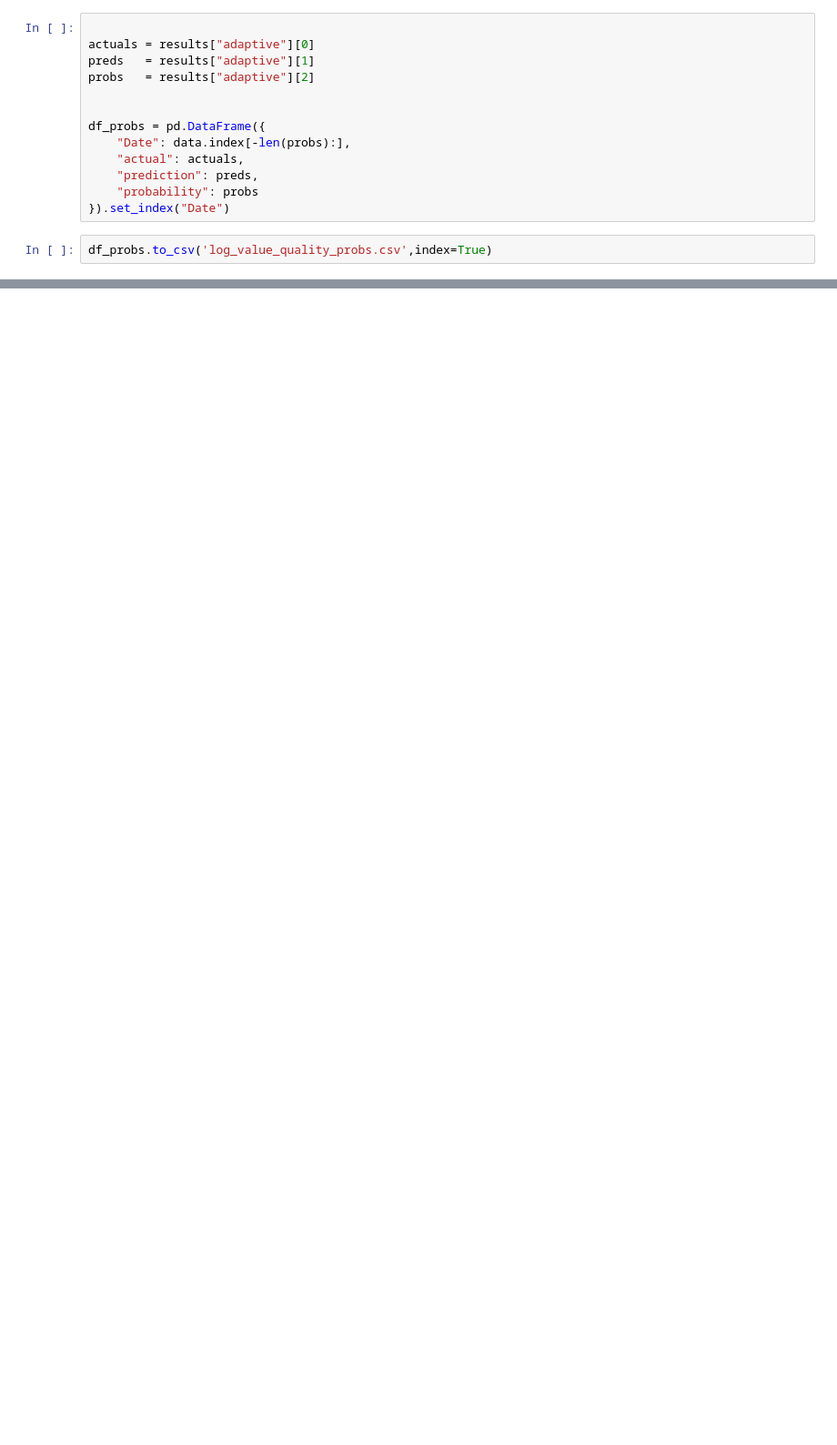
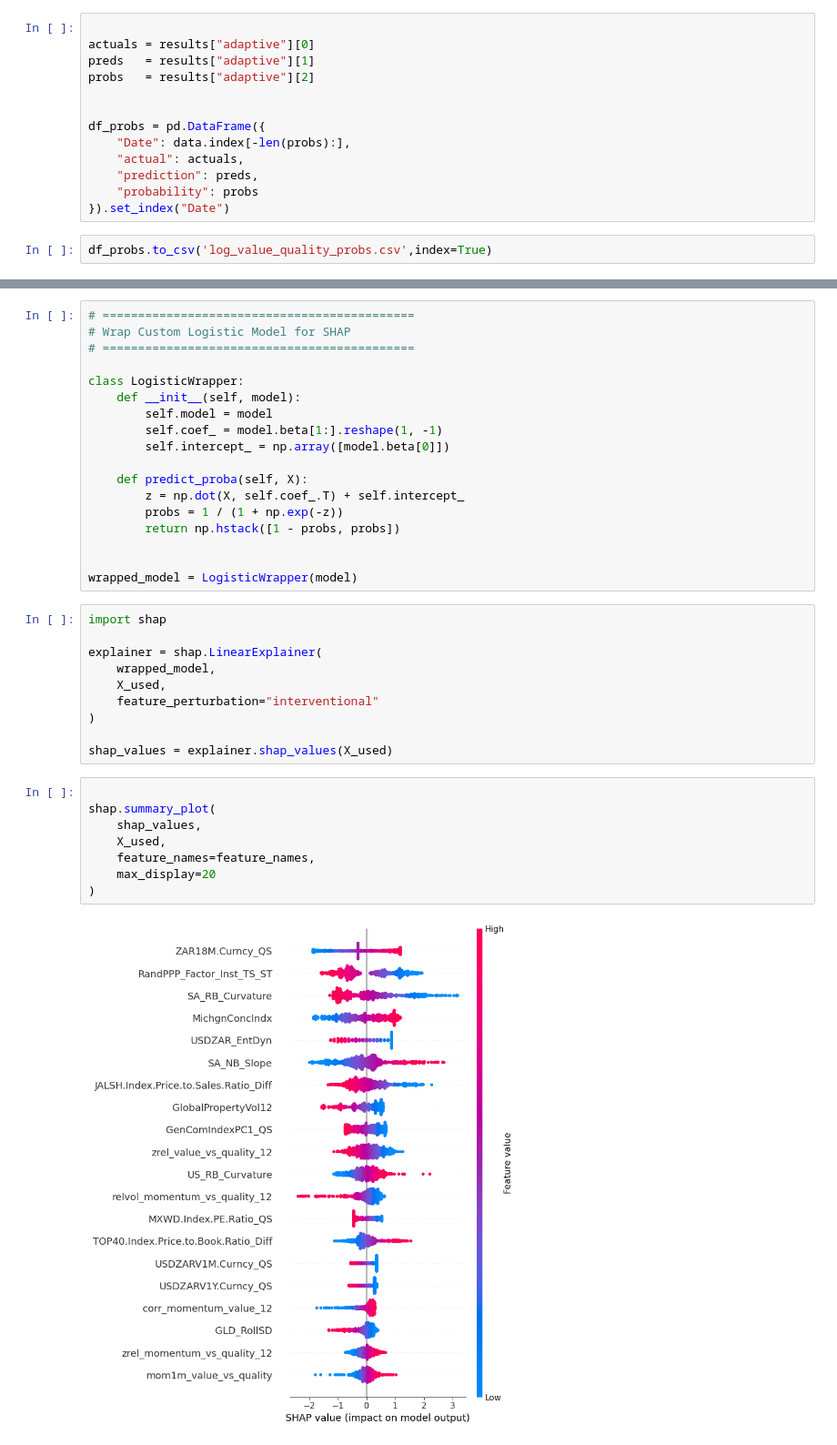
Before and after one commit to CChlungwani/forecast_curve, a Jupyter notebook: model_training/logistic_classifier.ipynb, the cells around one changed output, grey strips where cells are left out. Shown at 91% size. Drawn from its saved outputs; the diff is of its cells as text; blank space fills up the shorter version.

```diff
--- a/model_training/logistic_classifier.ipynb
+++ b/model_training/logistic_classifier.ipynb
@@ -589,0 +601,38 @@ dtype: float64
+# %%
+# ============================================
+# Wrap Custom Logistic Model for SHAP
+# ============================================
+
+class LogisticWrapper:
+    def __init__(self, model):
+        self.model = model
+        self.coef_ = model.beta[1:].reshape(1, -1)
+        self.intercept_ = np.array([model.beta[0]])
+
+    def predict_proba(self, X):
+        z = np.dot(X, self.coef_.T) + self.intercept_
+        probs = 1 / (1 + np.exp(-z))
+        return np.hstack([1 - probs, probs])
+
+
+wrapped_model = LogisticWrapper(model)
+# %%
+import shap
+
+explainer = shap.LinearExplainer(
+    wrapped_model,
+    X_used,
+    feature_perturbation="interventional"
+)
+
+shap_values = explainer.shap_values(X_used)
+# %%
+
+shap.summary_plot(
+    shap_values,
+    X_used,
+    feature_names=feature_names,
+    max_display=20
+)
+# %% [output]
+[figure, added]
```
Also changed, not shown: parts of 4 cells of this notebook, 7 other files.
